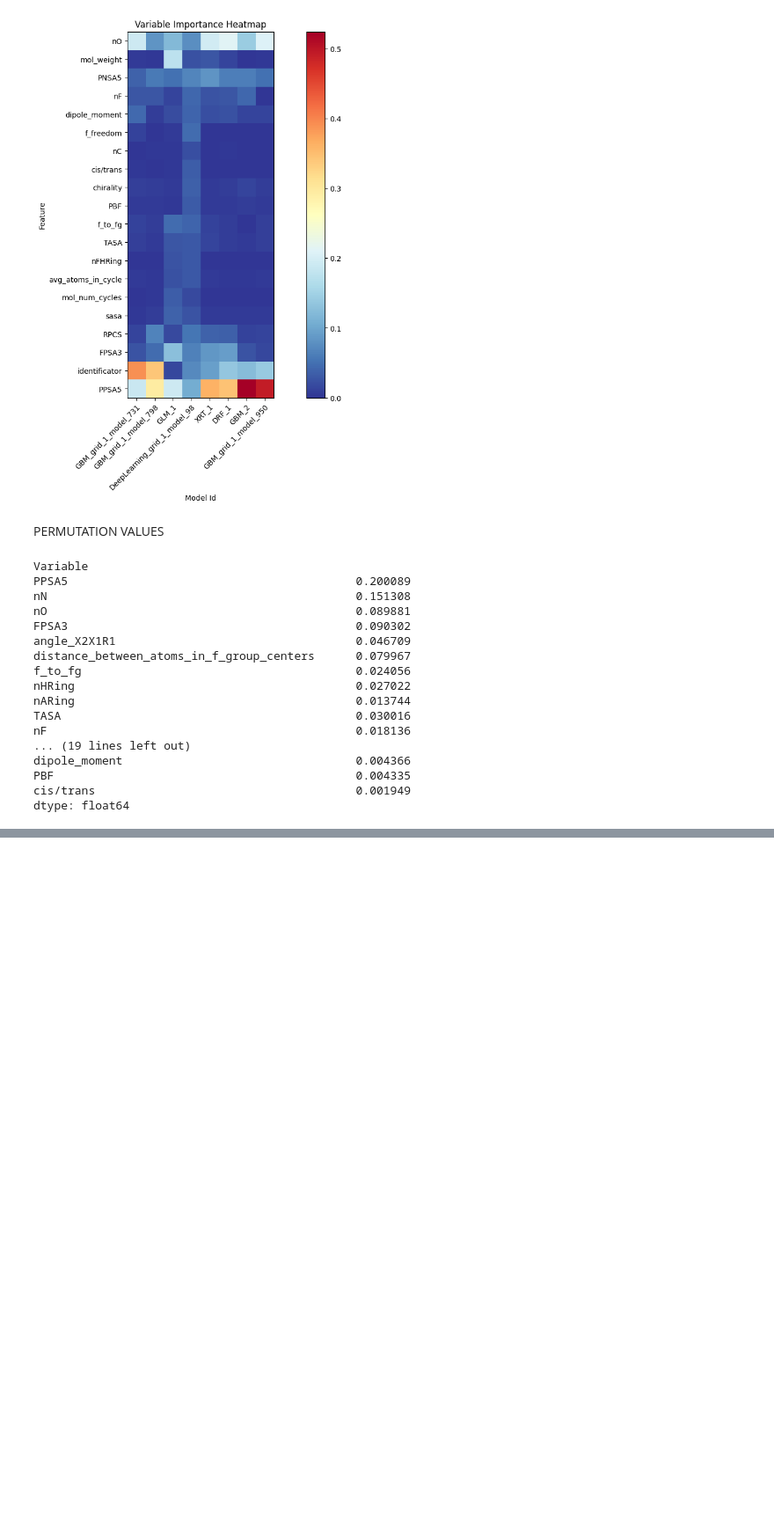
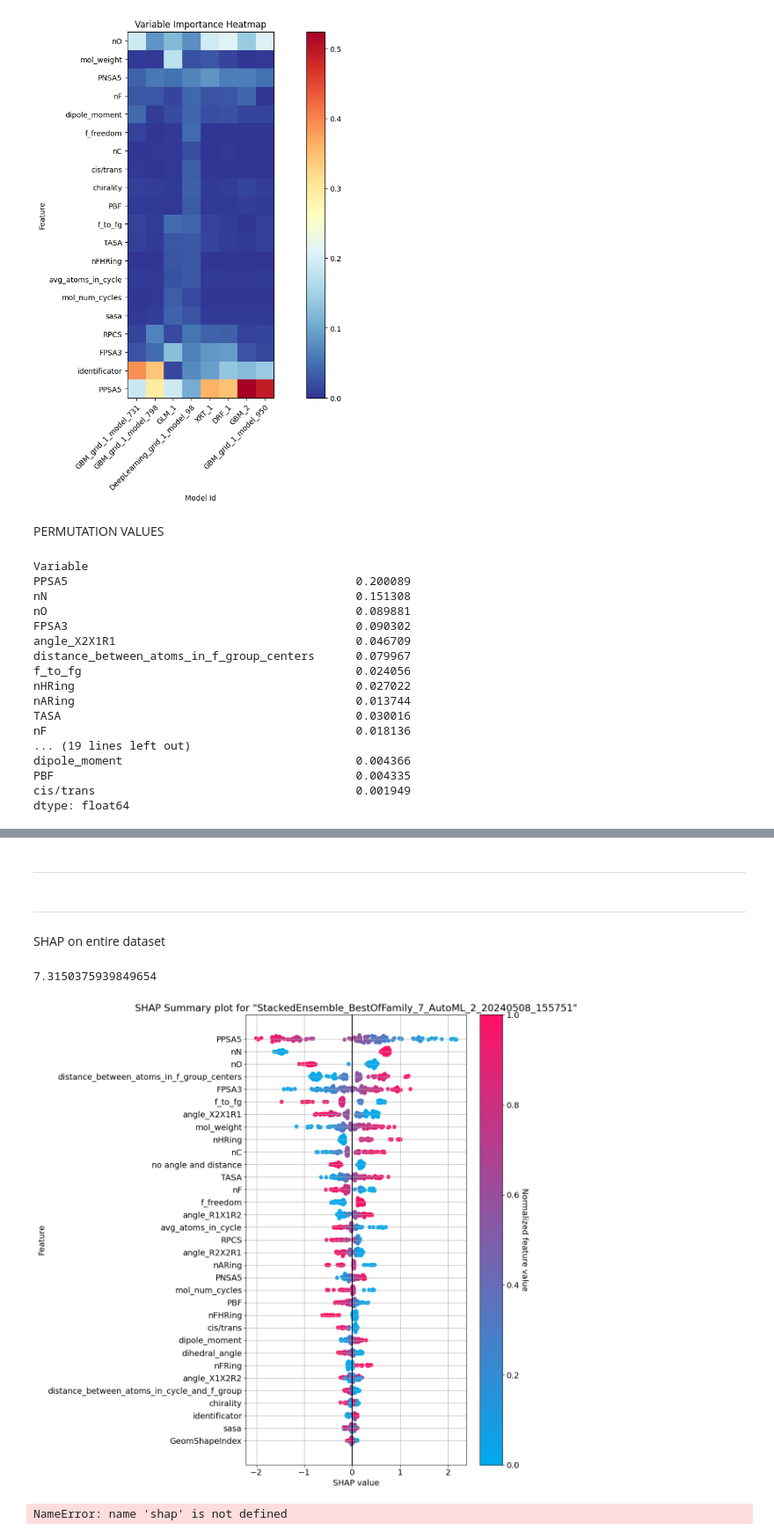
Before and after one commit to blackthorn-ai/XAI_Chem, a Jupyter notebook: ml_part/h2o_model/07.05.24_features_v5/pKa_complete.ipynb, the cells around one changed output, grey strips where cells are left out. Shown at 88% size. Drawn from its saved outputs; the diff is of its cells as text; code cells hidden in the pictures; blank space fills up the shorter version.

```diff
--- a/ml_part/h2o_model/07.05.24_features_v5/pKa_complete.ipynb
+++ b/ml_part/h2o_model/07.05.24_features_v5/pKa_complete.ipynb
@@ -508,0 +515,25 @@ dtype: float64
+# %% [markdown]
+----------
+# %% [markdown]
+----------
+# %% [markdown]
+SHAP on entire dataset
+# %%
+best_model = h2o.load_model(r'C:\work\DrugDiscovery\main_git\XAI_Chem\ml_part\h2o_model\models\07.05.24\pKa\StackedEnsemble_BestOfFamily_7_AutoML_2_20240508_155751')
+# %%
+sum(train_df['pKa'].tolist()) / len(train_df['pKa'].tolist())
+# %% [output]
+7.3150375939849654
+# %%
+import matplotlib.pyplot as plt
+
+plt.rcParams.update({"font.size": 14})
+shap_plot = best_model.shap_summary_plot(train, background_frame=train, top_n_features = 50, samples=100)
+# %% [output]
+[figure, added]
+# %%
+import shap
+
+shap.plots.waterfall(shap_values[1])
+# %% [output]
+NameError: name 'shap' is not defined
```
Also changed, not shown: parts of 9 cells of this notebook, 19 other files.
